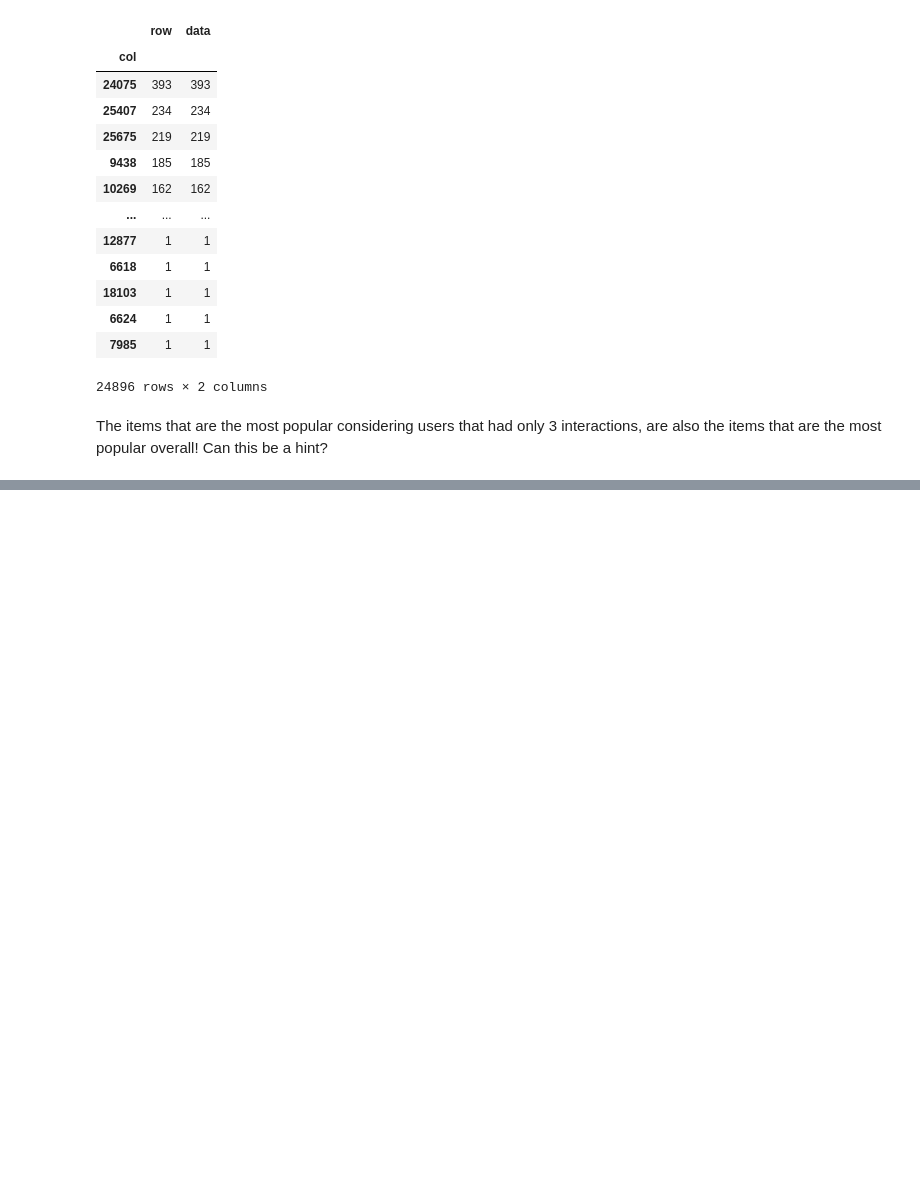
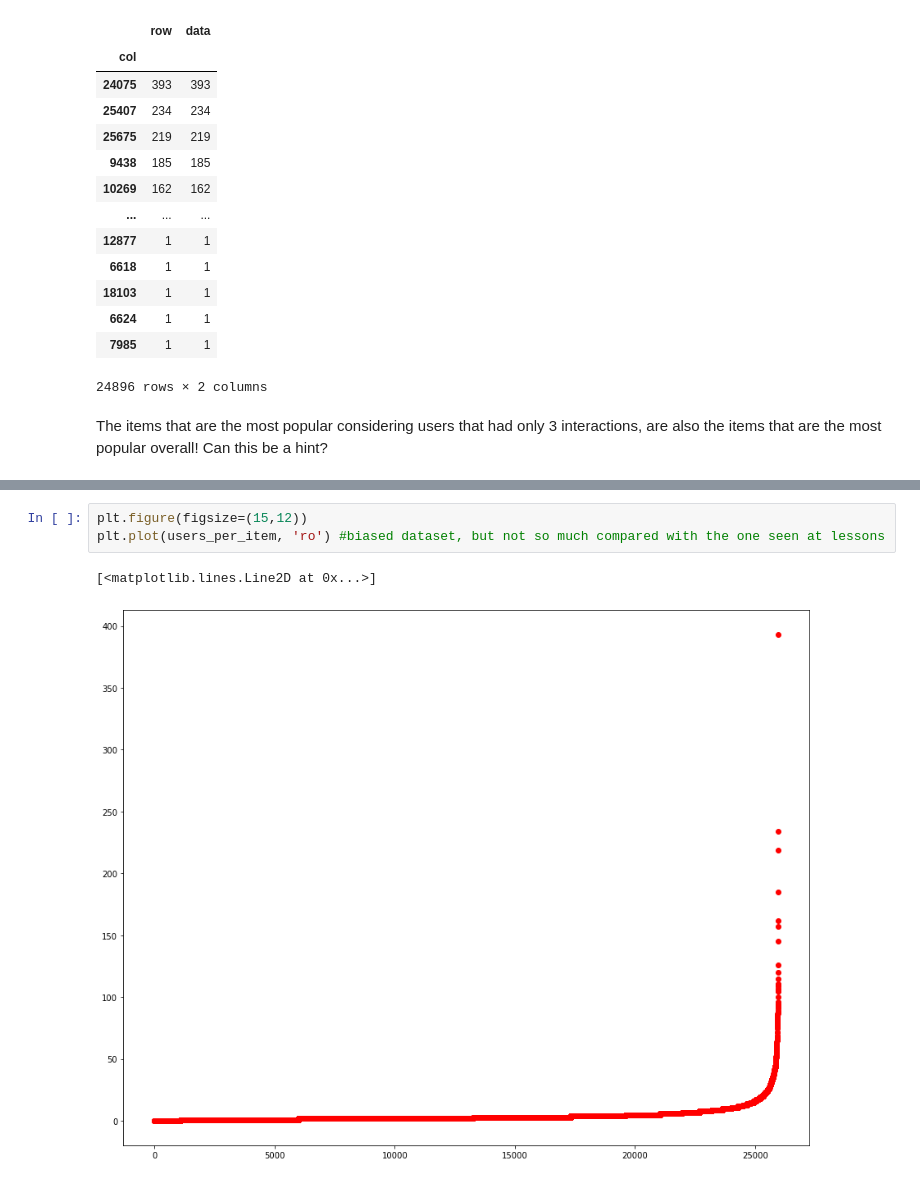
Before and after one commit to mattiasu96/Recommender-Systems-Challenge, a Jupyter notebook: New Challenge Data/Data Analysis.ipynb, the cells around one changed output, grey strips where cells are left out. Cells and saved outputs as stored; diff of their text form; blank space fills up the shorter version.

```diff
--- a/New Challenge Data/Data Analysis.ipynb
+++ b/New Challenge Data/Data Analysis.ipynb
@@ -332,0 +373,6 @@ The items that are the most popular considering users that had only 3 interactio
+# %%
+plt.figure(figsize=(15,12))
+plt.plot(users_per_item, 'ro') #biased dataset, but not so much compared with the one seen at lessons
+# %% [output]
+[<matplotlib.lines.Line2D at 0x...>]
+[figure, added]
```
Also changed, not shown: parts of 13 cells of this notebook, 8 other files.
